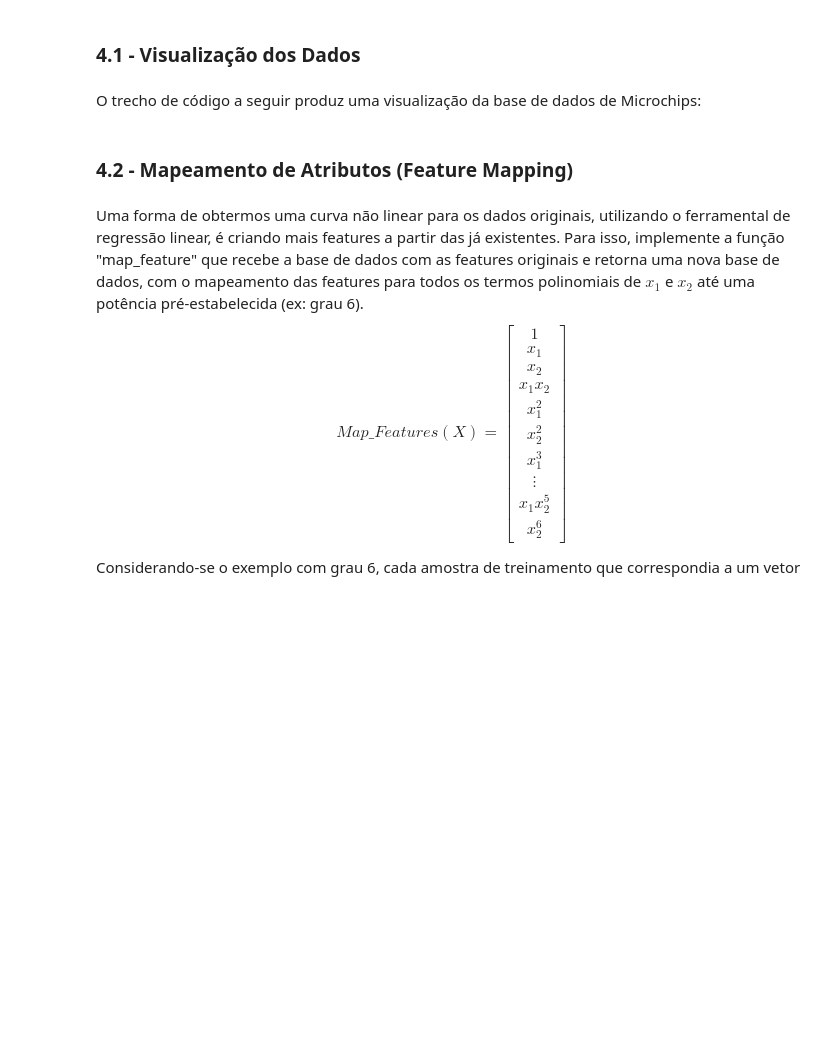
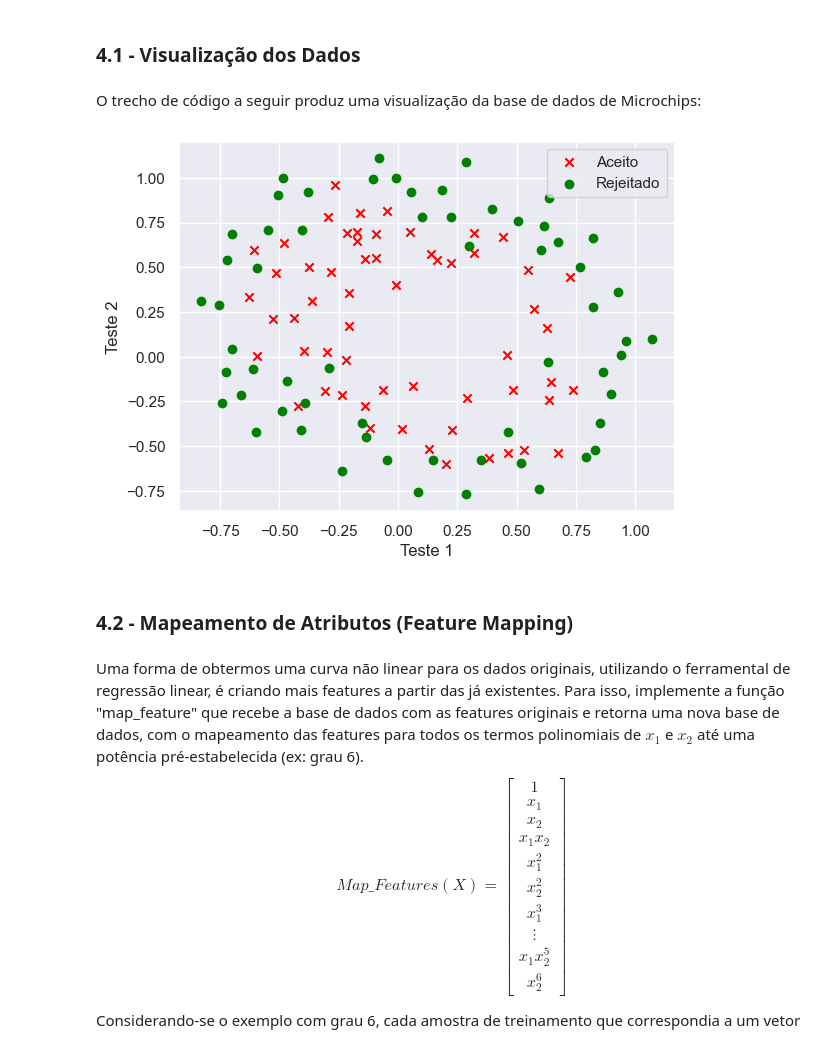
Before and after one commit to DanielCirino/ppginf-ml-trabalho-pratico-02, a Jupyter notebook: notebooks/Trabalho_Pratico_1_2024_1.ipynb, the cells around one changed output. Cells and saved outputs as stored; diff of their text form; code cells hidden in the pictures; blank space fills up the shorter version.

```diff
--- a/notebooks/Trabalho_Pratico_1_2024_1.ipynb
+++ b/notebooks/Trabalho_Pratico_1_2024_1.ipynb
@@ -605,15 +605,17 @@ O trecho de código a seguir produz uma visualização da base de dados de Micro
 # %%
 # Encontrando os indíces das amostras positivas e negativas
 pos = np.where(y==1)[0]
 neg = np.where(y==0)[0]
 
 # Plotando as amostras
-plt.scatter(X[pos, 0], X[pos, 1], marker='+', c='red', label='Aceito')
-plt.scatter(X[neg, 0], X[neg, 1], marker='o', c='blue', label='rejeitado')
+plt.scatter(X[pos, 0], X[pos, 1], marker='x', c='red', label='Aceito')
+plt.scatter(X[neg, 0], X[neg, 1], marker='o', c='green', label='Rejeitado')
 plt.xlabel('Teste 1')
 plt.ylabel('Teste 2')
 plt.legend()
 plt.show()
+# %% [output]
+[figure, added]
 # %% [markdown]
 ### 4.2 - Mapeamento de Atributos (Feature Mapping)
 # %% [markdown]
```
Also changed, not shown: parts of 4 cells of this notebook.
